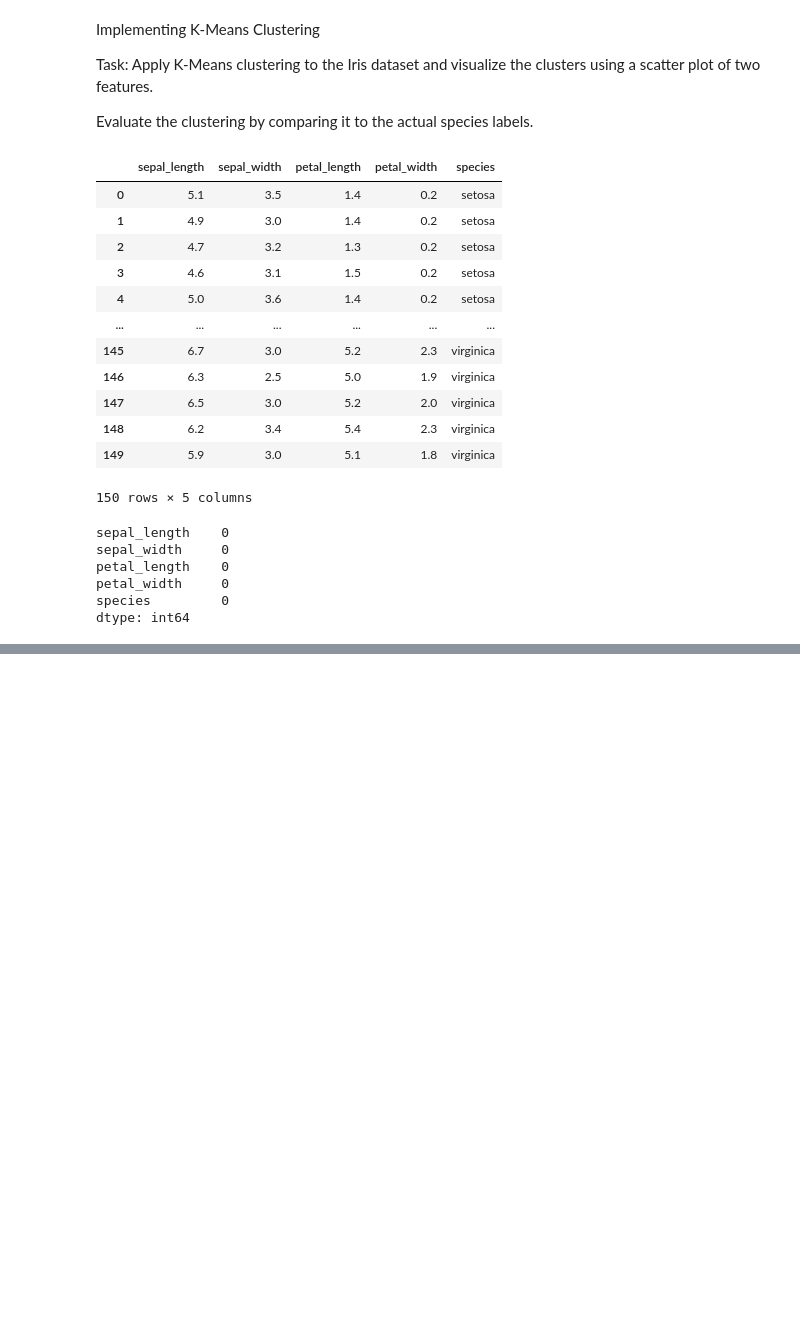
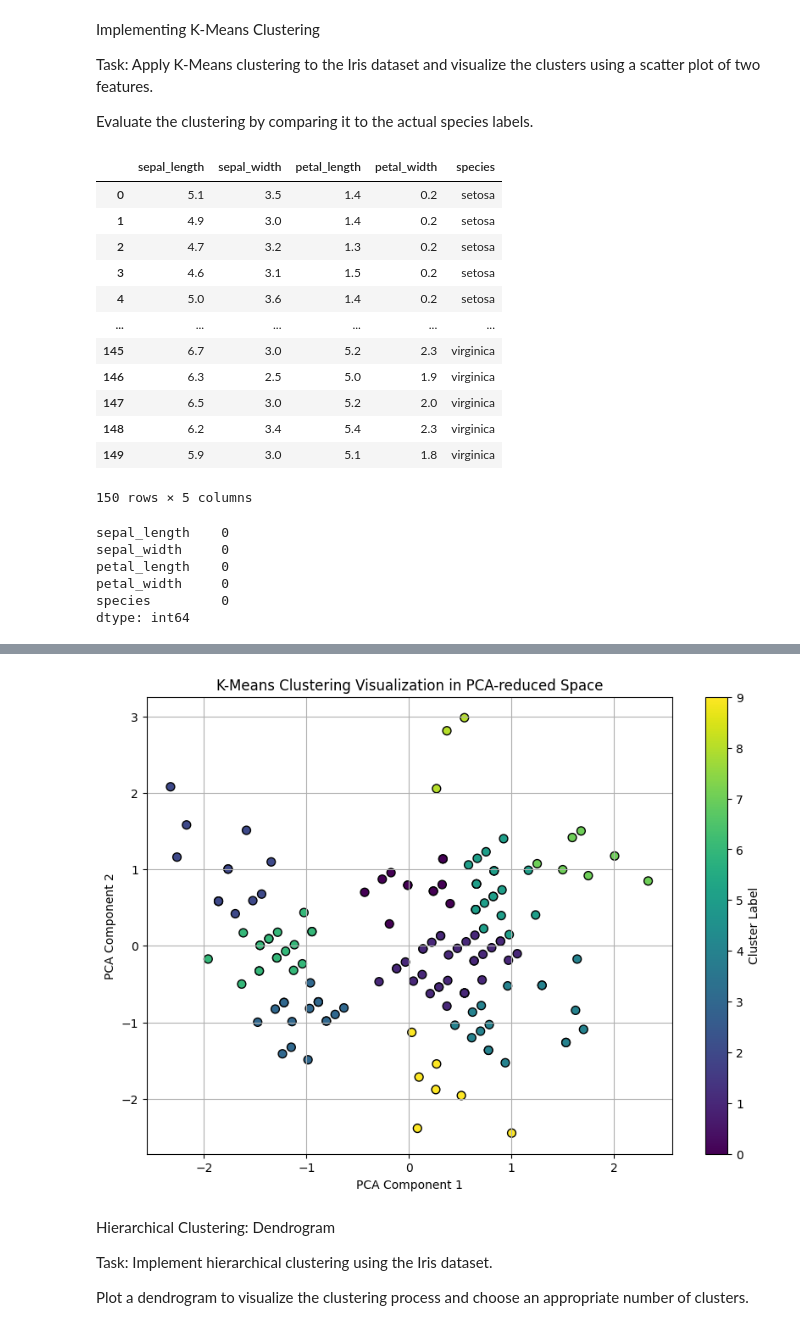
Before and after one commit to amber-khurshid/100DaysOfBytewise, a Jupyter notebook: sixteenth_task.ipynb, the cells around one changed output, grey strips where cells are left out. Cells and saved outputs as stored; diff of their text form; code cells hidden in the pictures; blank space fills up the shorter version.

```diff
--- a/sixteenth_task.ipynb
+++ b/sixteenth_task.ipynb
@@ -48,0 +130,21 @@ clusters = kmean.labels_
+# %%
+from sklearn.decomposition import PCA
+pca = PCA(n_components=2)
+standardized_pca = pca.fit_transform(standardized_features)
+# %%
+plt.figure(figsize=(10, 7))
+scatter = plt.scatter(standardized_pca[:, 0], standardized_pca[:, 1], c=labels, cmap='viridis', marker='o', edgecolor='k', s=50)
+plt.colorbar(scatter, label='Cluster Label')
+plt.xlabel('PCA Component 1')
+plt.ylabel('PCA Component 2')
+plt.title('K-Means Clustering Visualization in PCA-reduced Space')
+plt.grid(True)
+plt.show()
+# %% [output]
+[figure, added]
+# %% [markdown]
+Hierarchical Clustering: Dendrogram
+
+Task: Implement hierarchical clustering using the Iris dataset.
+
+ Plot a dendrogram to visualize the clustering process and choose an appropriate number of clusters.
```
Also changed, not shown: parts of 12 cells of this notebook.
